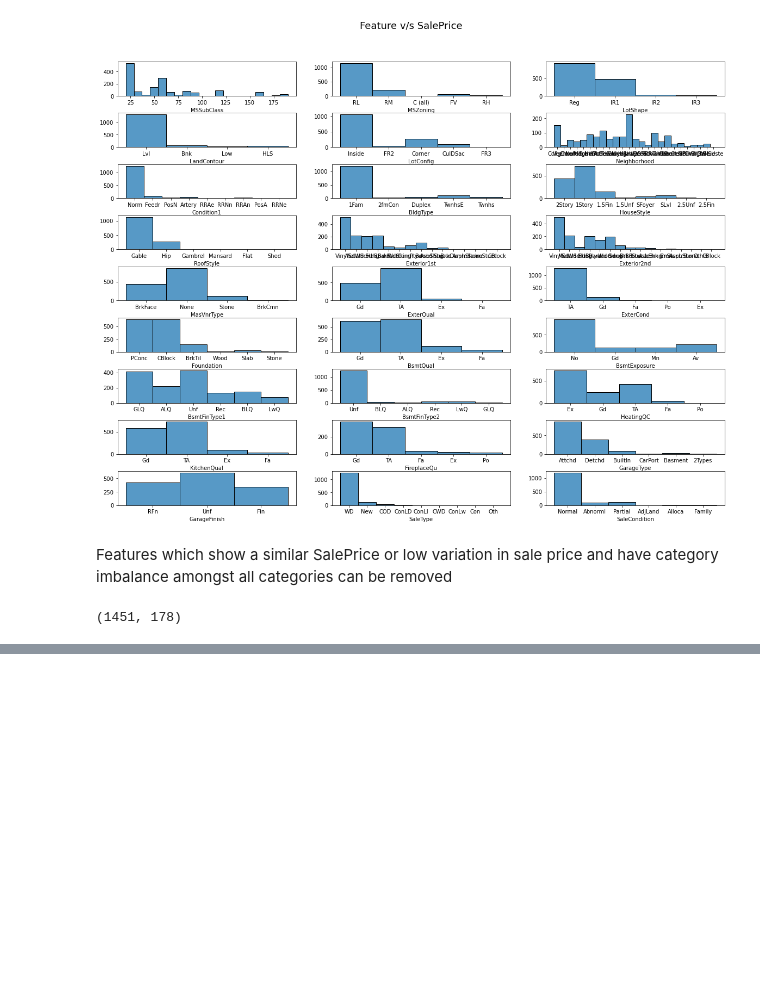
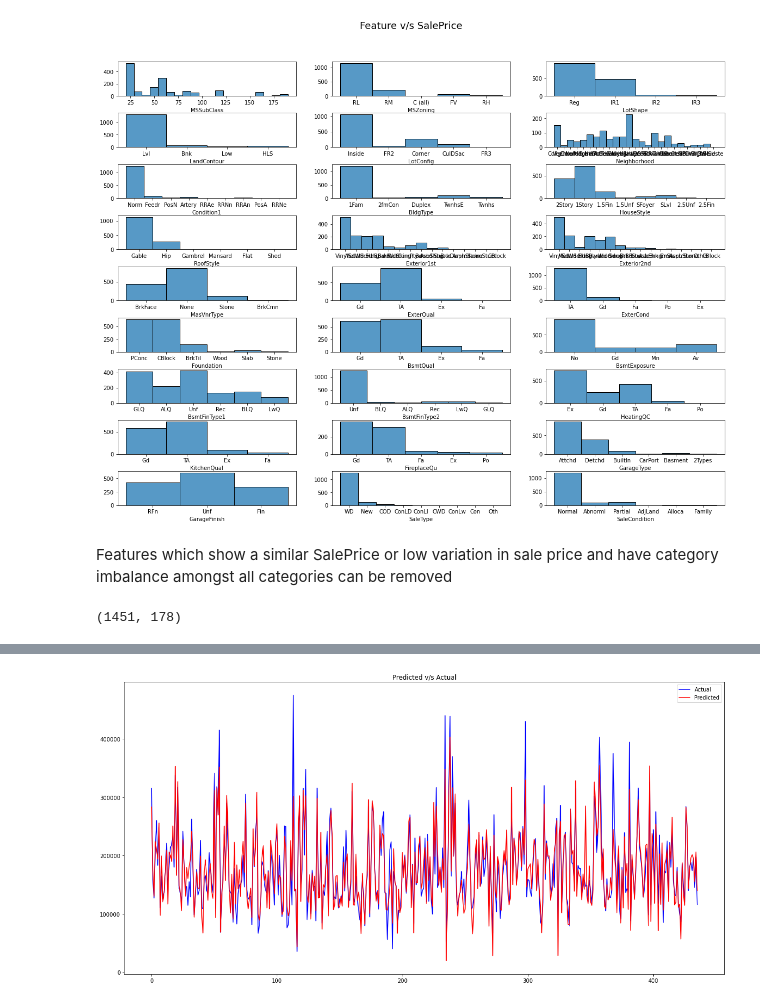
Before and after one commit to karthickchetti/HousingPricePrediction, a Jupyter notebook: Advanced_Regression.ipynb, the cells around one changed output, grey strips where cells are left out. Saved outputs shown, nothing was run; the diff lists cells and outputs as text; code cells hidden in the pictures; blank space fills up the shorter version.

Commit message:
Advanced Model Built and interpretation added

```diff
--- a/Advanced_Regression.ipynb
+++ b/Advanced_Regression.ipynb
@@ -312,0 +419,4 @@ X_train_rfe.head()
+# %%
+#Roof Style variable has high VIF and p-values, hence removing them
+X_train.drop(["KitchenQual_TA","KitchenQual_Gd","KitchenQual_Fa"],axis=1,inplace=True)
+lr=linear_regression_feature(X_train,y_train)
@@ -312,0 +443,5 @@ X_train_rfe.head()
+# %%
+final_cols=list(X_train.columns)
+X_test=X_test[final_cols]
+num_cols=len(final_cols)
+print(f"After data preparation and feature selection, we are left with {num_cols} columns for advanced regression")
@@ -312,0 +460,7 @@ X_train_rfe.head()
+# %%
+#Ridge Regression
+parameters = {'alpha':list(range(0,1000,10))}
+model = Ridge()
+Ridge_reg= GridSearchCV(model, parameters, scoring='r2',cv=5)
+Ridge_reg.fit(X_train,y_train)
+report_metrics(Ridge_reg,X_test,y_test,"Ridge")
@@ -312,0 +520,13 @@ X_train_rfe.head()
+# %%
+y_pred_test=Ridge_reg.predict(X_test)
+# %%
+#Checking the predictions
+x_vals=[i for i in range(len(y_test))]
+plt.figure(figsize=(20,10))
+plt.plot(x_vals,y_test,color='blue',label="Actual")
+plt.plot(x_vals,y_pred_test,color='red',label="Predicted")
+plt.legend()
+plt.title("Predicted v/s Actual")
+plt.show()
+# %% [output]
+[figure, added]
```
Also changed, not shown: parts of 29 cells of this notebook.
